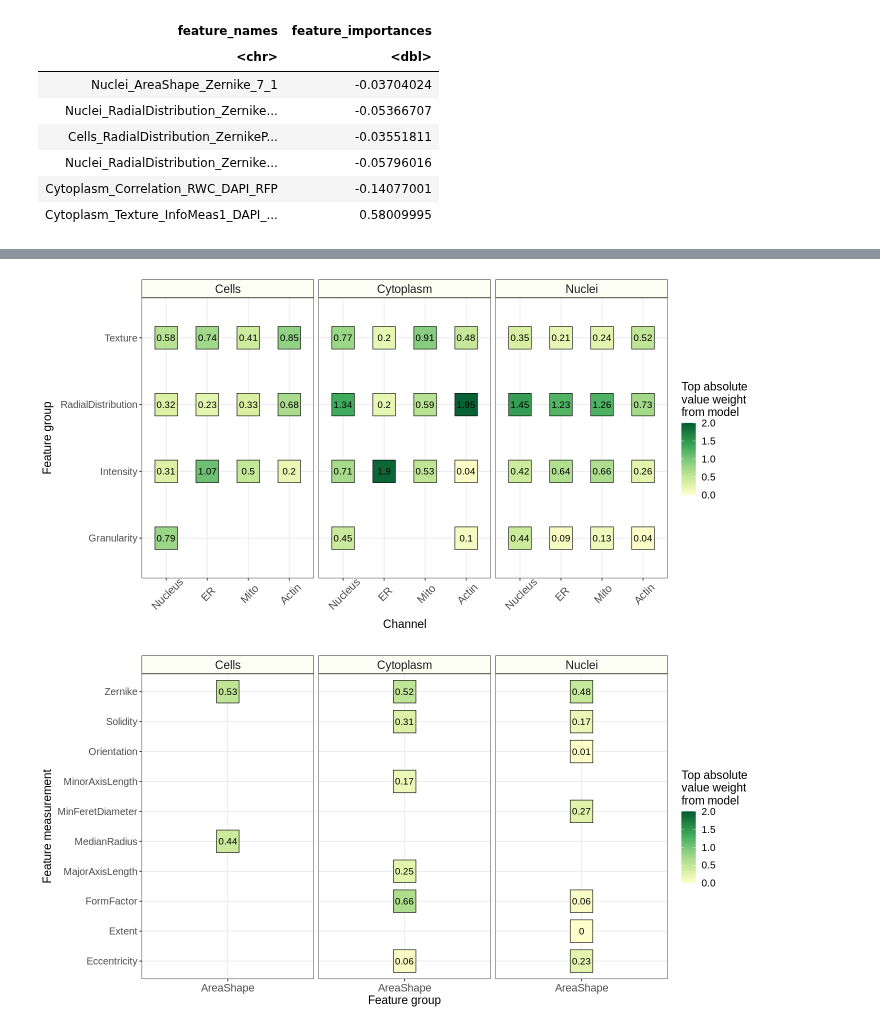
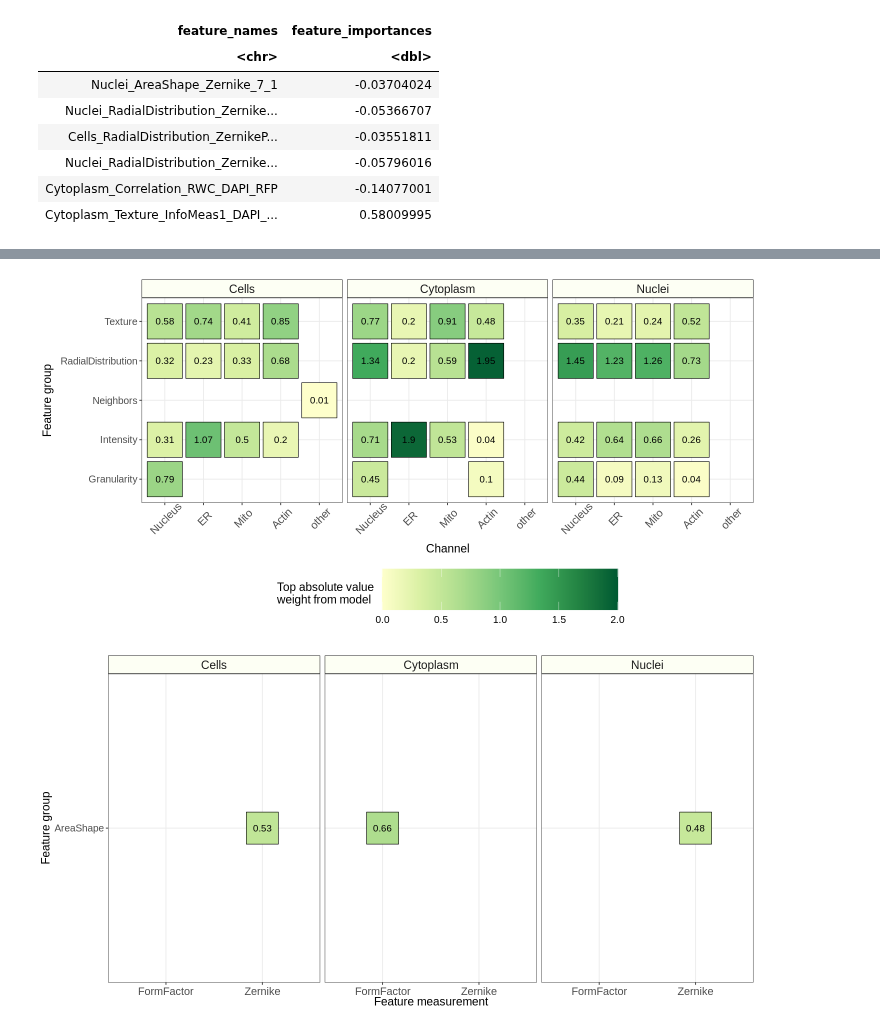
Before and after one commit to WayScience/NF1_SchwannCell_data_analysis, a Jupyter notebook: 4.figures/main_figure_4/main_figure_4.ipynb, the cells around one changed output, grey strips where cells are left out. Cells and saved outputs as stored; diff of their text form; code cells hidden in the pictures.

```diff
--- a/4.figures/main_figure_4/main_figure_4.ipynb
+++ b/4.figures/main_figure_4/main_figure_4.ipynb
@@ -63,7 +63,8 @@ feat_import_df <- feat_import_df %>%
         sep = "_",
         remove = FALSE
     ) %>%
-    dplyr::mutate(channel_cleaned = channel)
+    dplyr::mutate(channel_cleaned = channel) %>%
+    dplyr::mutate(parameter1_cleaned = parameter1)
 
 # Convert the feature_importances to the absolute value
 feat_import_df <- feat_import_df %>%
@@ -78,13 +79,15 @@ feat_import_df$channel_cleaned <- dplyr::recode(feat_import_df$channel_cleaned,
     .missing = "other"
 )
 
-channels <- c(
-    "Mito" = "Mito",
-    "Nucleus" = "DNA",
-    "ER" = "ER",
-    "Actin" = "Actin",
-    "other" = "other"
+feat_import_df$parameter1_cleaned <- dplyr::recode(feat_import_df$parameter1_cleaned,
+    "DAPI" = "Nucleus",
+    "GFP" = "ER",
+    "RFP" = "Actin",
+    "CY5" = "Mito",
+    .default = "other",
+    .missing = "other"
 )
+
 
 print(dim(feat_import_df))
 head(feat_import_df, 3)
@@ -100,6 +103,14 @@ A tibble: 3 × 10
 | Cytoplasm_Intensity_MeanIntensity... | Cytoplasm | Intensity | MeanIntensityEdge | GFP | NA | NA | NA | ... |
 | Cells_Correlation_Correlation_DAP... | Cells | Correlation | Correlation | DAPI | GFP | NA | NA | ... |
 # %%
+channels <- c(
+    "Mito" = "Mito",
+    "Nucleus" = "DNA",
+    "ER" = "ER",
+    "Actin" = "Actin",
+    "other" = "other"
+)
+
 # Find top feature
 top_feat_import_df <- feat_import_df %>%
     dplyr::filter(channel_cleaned %in% names(channels)) %>%
@@ -117,45 +128,47 @@ top_feat_import_df <- top_feat_import_df %>%
 
 # Process data for plotting
 other_feature_group_df <- top_feat_import_df %>%
-    dplyr::filter(!feature_group %in% c("AreaShape", "Correlation", "Neighbors"))
+    dplyr::filter(!feature_group %in% c("AreaShape", "Correlation"))
 
 width <- 12
 height <- 6
 options(repr.plot.width = width, repr.plot.height = height)
 
 # Create the plot
 feature_importance_gg <- (
     ggplot(other_feature_group_df, aes(x = channel_cleaned, y = feature_group))
-    + geom_point(aes(fill = feature_importances), pch = 22, size = 14)
+    + geom_point(aes(fill = feature_importances), pch = 22, size = 22)
     + geom_text(aes(label = rounded_coeff), size = 4)
     + facet_wrap("~compartment", ncol = 3)
     + theme_bw()
     + scale_fill_distiller(
-        name = "Top absolute\nvalue weight\nfrom model",
+        name = "Top absolute value\nweight from model",
         palette = "YlGn",
         direction = 1,
         limits = c(0, 2)
     )
     + xlab("Channel")
     + ylab("Feature group")
     + theme(
         axis.text = element_text(size = 12),
         axis.text.x = element_text(angle = 45, size = 13, vjust = 0.7, hjust = 0.5),
         axis.title = element_text(size = 14),
-        legend.text = element_text(size = 12),
-        legend.title = element_text(size = 14),
         strip.text = element_text(size = 14),
         strip.background = element_rect(
             colour = "black",
             fill = "#fdfff4"
         ),
-        legend.position = "right"
+        legend.position = "bottom", # Move legend to bottom
+        legend.title = element_text(size = 14, margin = margin(b = 10)), # Increase space between title and gradient
+        legend.text = element_text(size = 12),
+        legend.key.height = unit(1.75, "cm"), # Increase height of legend key
+        legend.key.width = unit(2, "cm") # Optionally, increase width of legend key
     )
 )
 
 feature_importance_gg
 # %% [output]
-[figure, old version]
+[figure, new version]
 # %%
 area_shape_df <- feat_import_df %>% dplyr::filter(feature_group  == "AreaShape") %>%
     dplyr::mutate(area_shape_indicator = paste(measurement, channel, parameter1, sep = "_"))
@@ -167,7 +180,7 @@ area_shape_df <- area_shape_df %>%
 # Find top feature per measurement
 top_area_shape_df <- area_shape_df %>%
     dplyr::filter(channel_cleaned %in% names(channels)) %>%
-    dplyr::group_by(feature_group, channel_cleaned, compartment, measurement) %>%
+    dplyr::group_by(feature_group, channel_cleaned, compartment) %>%
     dplyr::slice_max(order_by = feature_importances, n = 1)
 
 width <- 12
@@ -176,8 +189,8 @@ options(repr.plot.width = width, repr.plot.height = height)
 
 # Create the plot
 areashape_importance_gg <- (
-    ggplot(top_area_shape_df, aes(x = feature_group, y =  measurement))
-    + geom_point(aes(fill = feature_importances), pch = 22, size = 14)
+    ggplot(top_area_shape_df, aes(x = measurement, y =  feature_group))
+    + geom_point(aes(fill = feature_importances), pch = 22, size = 20)
     + geom_text(aes(label = rounded_coeff), size = 4)
     + facet_wrap("~compartment", ncol = 3)
     + theme_bw()
@@ -187,8 +200,8 @@ areashape_importance_gg <- (
         direction = 1,
         limits = c(0, 2)
     )
-    + xlab("Feature group")
-    + ylab("Feature measurement")
+    + xlab("Feature measurement")
+    + ylab("Feature group")
     + theme(
         axis.text = element_text(size = 12),
         axis.text.x = element_text(size = 13, vjust = 0.7, hjust = 0.5),
@@ -200,13 +213,13 @@ areashape_importance_gg <- (
             colour = "black",
             fill = "#fdfff4"
         ),
-        legend.position = "right"
+        legend.position = "none"
     )
 )
 
 areashape_importance_gg
 # %% [output]
-[figure, old version]
+[figure, new version]
 # %%
 correlation_df <- feat_import_df %>% dplyr::filter(feature_group  == "Correlation")
 
```
Also changed, not shown: parts of 5 cells of this notebook, 2 other files.
